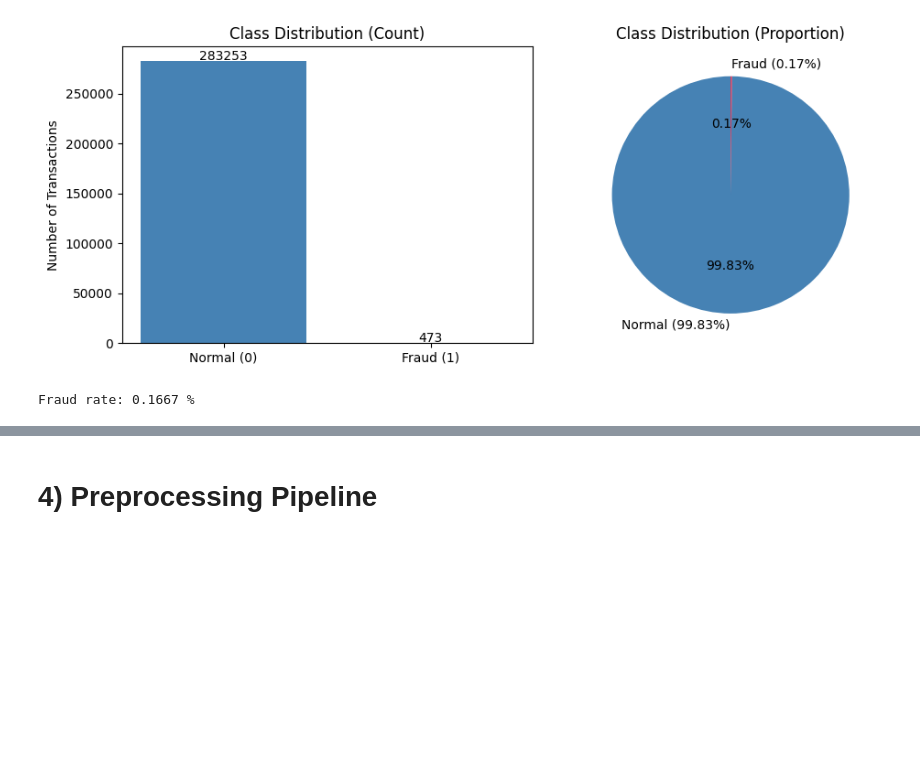
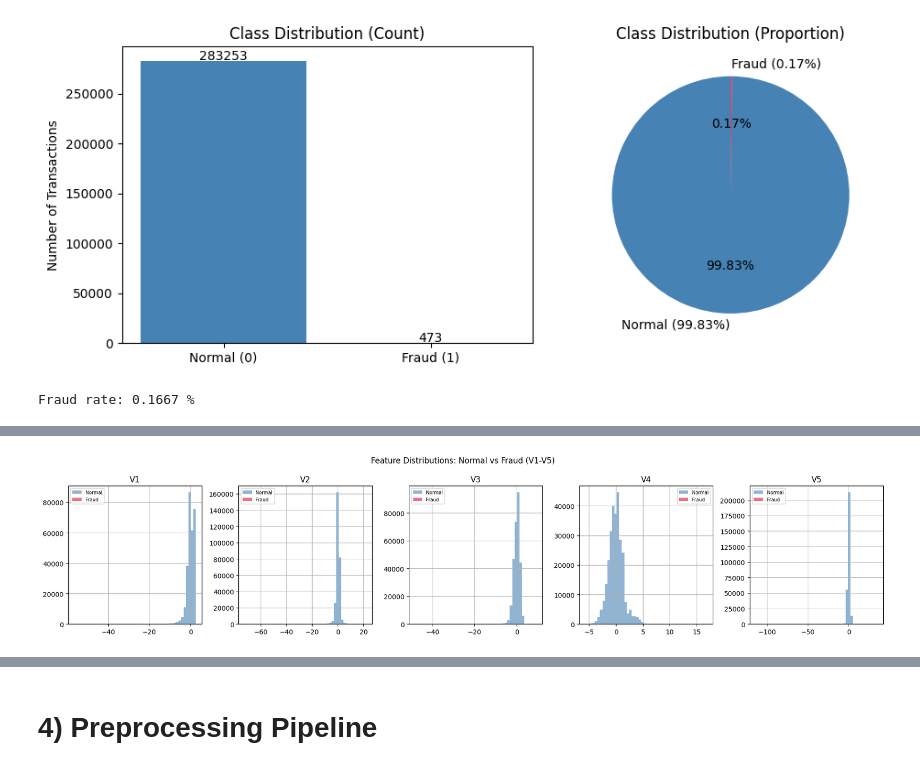
Before and after one commit to Basma-e/ECE447-Anomaly-Detection, a Jupyter notebook: notebooks/memberA/memberA_eda_statistical.ipynb, the cells around one changed output, grey strips where cells are left out. Cells and saved outputs as stored; diff of their text form; code cells hidden in the pictures; blank space fills up the shorter version.

```diff
--- a/notebooks/memberA/memberA_eda_statistical.ipynb
+++ b/notebooks/memberA/memberA_eda_statistical.ipynb
@@ -286,0 +303,18 @@ Fraud rate: 0.1667 %
+# %%
+features = ['V1', 'V2', 'V3', 'V4', 'V5']
+fig, axes = plt.subplots(1, 5, figsize=(18, 4))
+
+for i, feat in enumerate(features):
+    df[df['Class'] == 0][feat].hist(bins=50, ax=axes[i], alpha=0.6,
+                                     color='steelblue', label='Normal')
+    df[df['Class'] == 1][feat].hist(bins=50, ax=axes[i], alpha=0.6,
+                                     color='crimson', label='Fraud')
+    axes[i].set_title(feat)
+    axes[i].legend(fontsize=7)
+
+plt.suptitle('Feature Distributions: Normal vs Fraud (V1-V5)')
+plt.tight_layout()
+plt.savefig('../../artifacts/figures/feature_distributions.png')
+plt.show()
+# %% [output]
+[figure, added]
```
Also changed, not shown: parts of 10 cells of this notebook, 3 other files.
